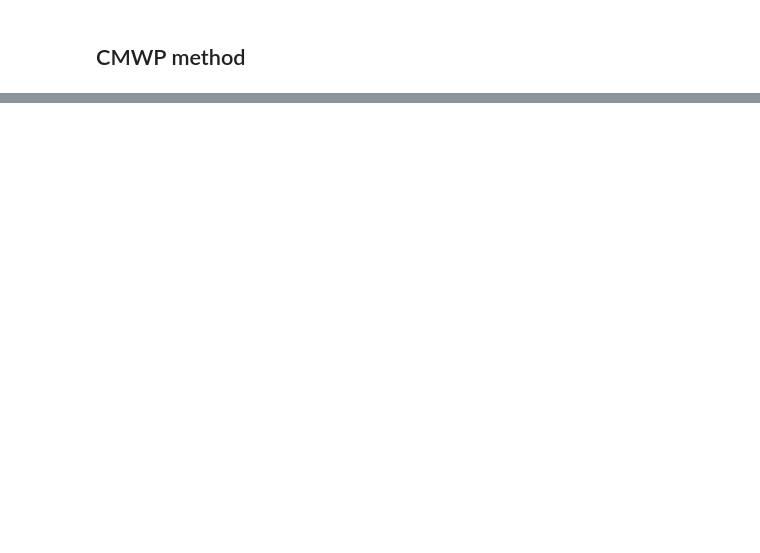
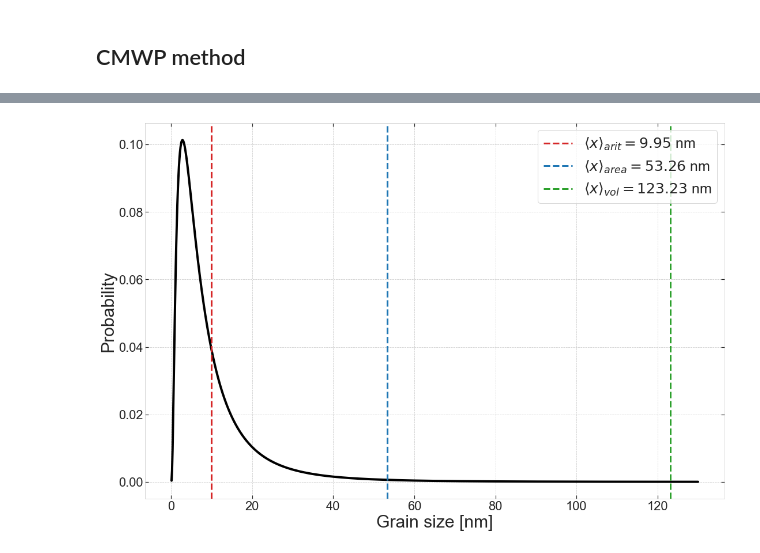
Before and after one commit to masterdesky/ELTE-applied-physics-2019, a Jupyter notebook: VI. X-ray line profile analysis/notebooks/rva.ipynb, the cells around one changed output, grey strips where cells are left out. Drawn from its saved outputs; the diff is of its cells as text; code cells hidden in the pictures; blank space fills up the shorter version.

```diff
--- a/VI. X-ray line profile analysis/notebooks/rva.ipynb
+++ b/VI. X-ray line profile analysis/notebooks/rva.ipynb
@@ -347,3 +347,40 @@ plt.show()
+# %%
+def lognorm(X, sigma, m):
+
+    return 1/(np.sqrt(2*np.pi)*X*sigma) * np.exp(-(np.log(X/m))**2/(2*sigma**2))
+# %%
+fig, axes = plt.subplots(figsize=(18,12))
+
+axislabelsize = 30
+axisticksize = 22
+legendsize = 25
+
+X = np.linspace(0,130,1000)
+sigma = 0.915908
+m = 6.53995
+axes.plot(X, lognorm(X, sigma, m),
+          color='k', lw=4)#, label='Log-normal distribution')
+axes.axvline(x=m*np.exp(1/2 * sigma**2),
+             color='tab:red', ls='--', lw=3, label=r'$\left< x \right>_{arit} = %.2f$ nm' % (m*np.exp(1/2 * sigma**2)))
+axes.axvline(x=m*np.exp(5/2 * sigma**2),
+             color='tab:blue', ls='--', lw=3, label=r'$\left< x \right>_{area} = %.2f$ nm' % (m*np.exp(5/2 * sigma**2)))
+axes.axvline(x=m*np.exp(7/2 * sigma**2),
+             color='tab:green', ls='--', lw=3, label=r'$\left< x \right>_{vol} = %.2f$ nm' % (m*np.exp(7/2 * sigma**2)))
+
+axes.set_xlabel('Grain size [nm]', fontsize=axislabelsize)#, fontweight='bold')
+axes.set_ylabel('Probability', fontsize=axislabelsize)#, fontweight='bold')
+
+axes.tick_params(axis='both', which='major', labelsize=axisticksize)
+
+plt.legend(loc='upper right', fontsize=legendsize)
+
+plt.savefig(figsave_dir +
+            'CMWP_lognorm.' + figsave_format,
+            format=figsave_format,
+            dpi=figsave_dpi)
+plt.show()
+# %% [output]
+[figure, added]
 # %%
 %%cmd
 type ..\data\4.sol
```
Also changed, not shown: parts of 7 cells of this notebook, 21 other files.
